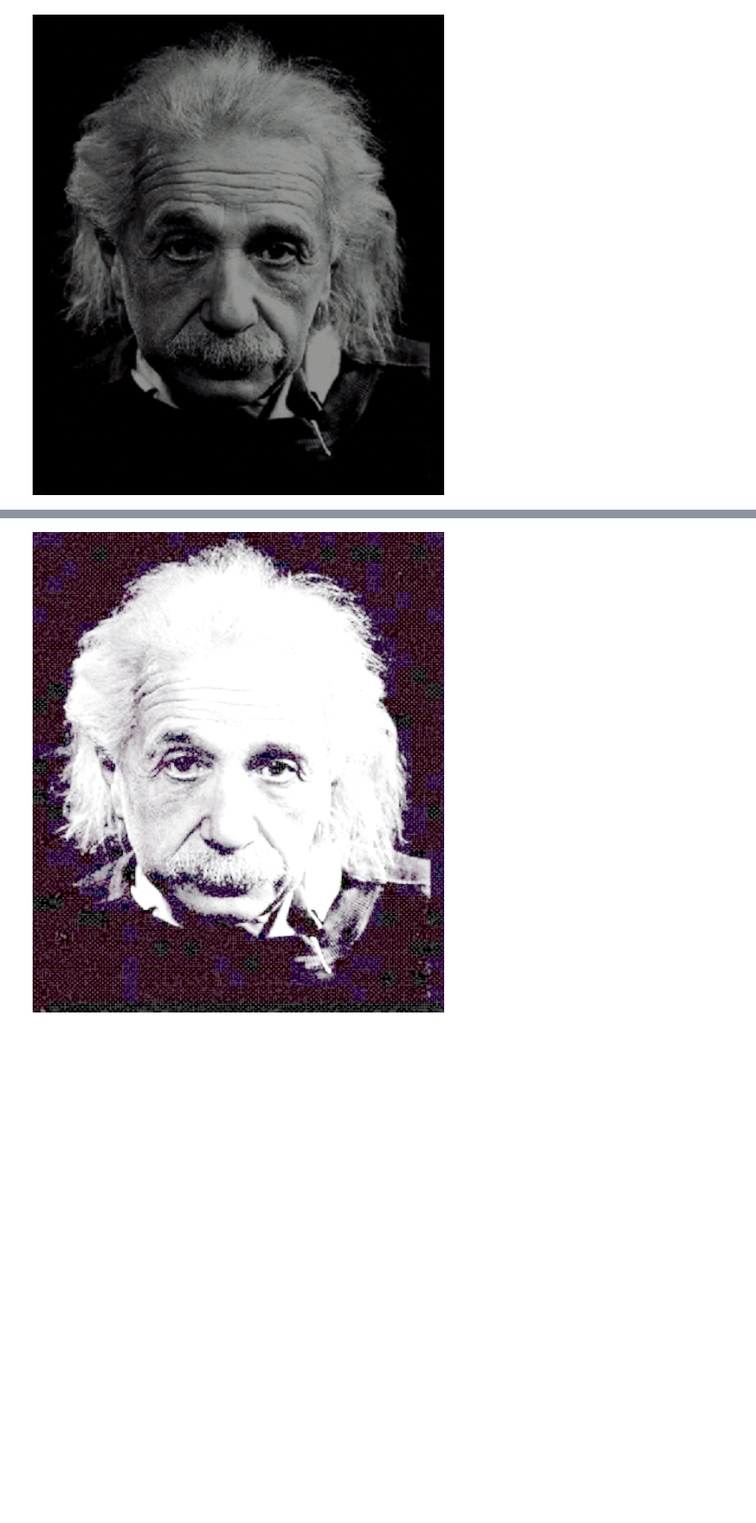
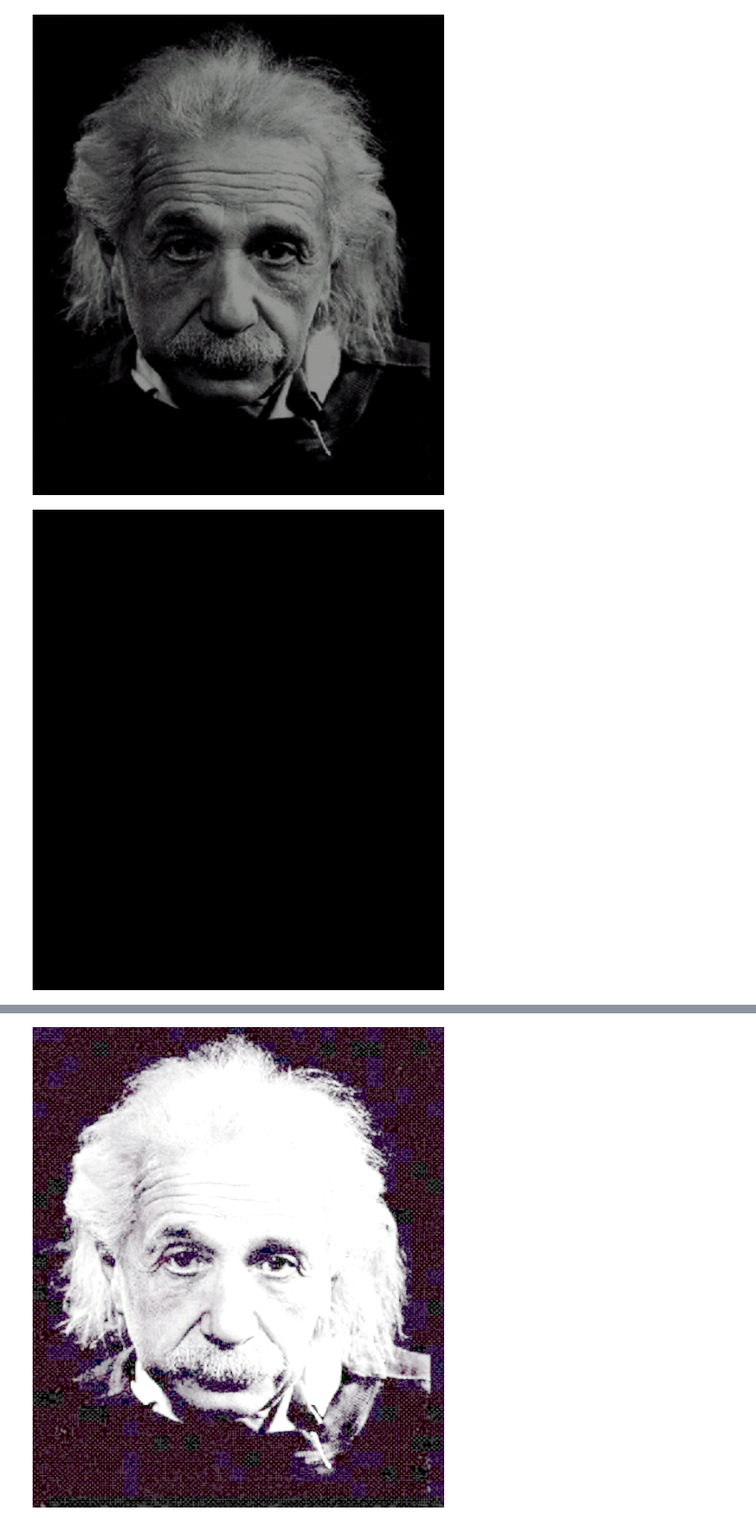
Before and after one commit to PanierPerce/Image, a Jupyter notebook: test1.ipynb, the cells around one changed output, grey strips where cells are left out. Shown at 86% size. Saved outputs shown, nothing was run; the diff lists cells and outputs as text; code cells hidden in the pictures; blank space fills up the shorter version.

```diff
--- a/test1.ipynb
+++ b/test1.ipynb
@@ -19,3 +19,8 @@ out2 = img.point(lambda i: i*0.6-0.8)
 out2  # 整体变暗
 # %% [output]
 [figure]
+# %%
+out3 = img.point(lambda i: i * (-1))
+out3 # 亮区域变暗，暗区域变亮（？）
+# %% [output]
+[figure, added]
```
Also changed, not shown: parts of 7 cells of this notebook.
